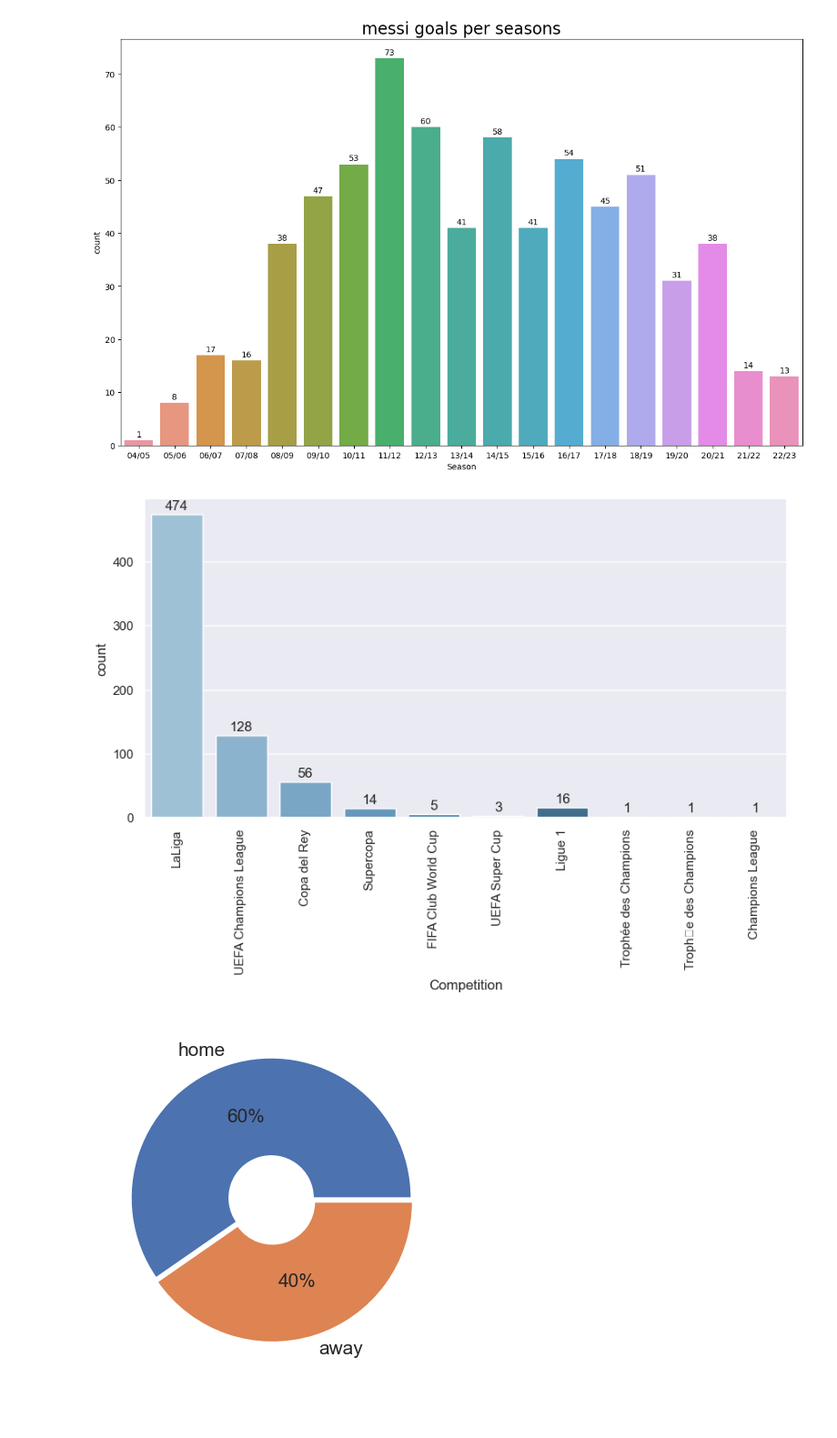
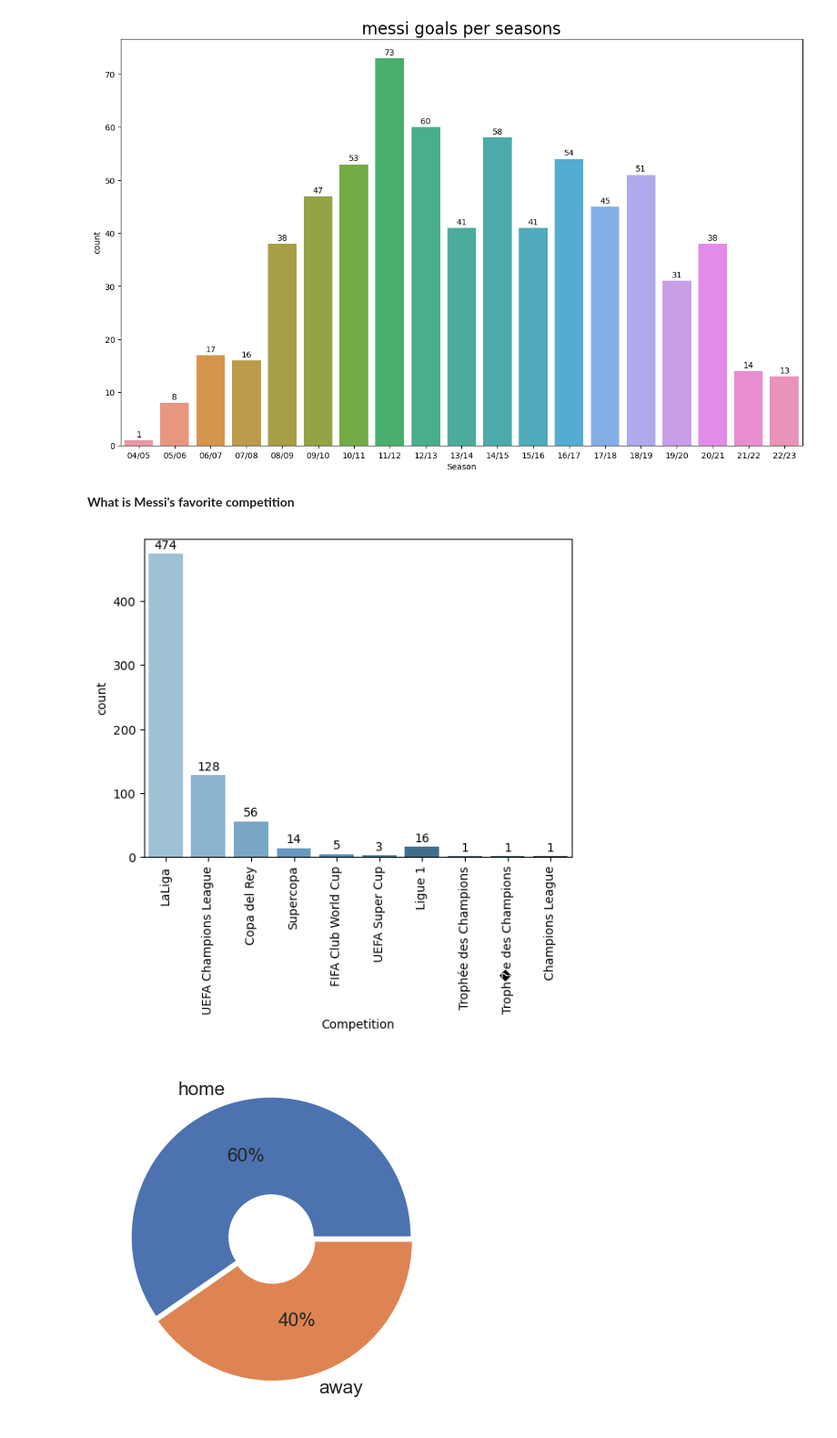
Before and after one commit to Mohammed-elghannam/Messi, a Jupyter notebook: messi.ipynb, the cells around one changed output. Shown: that part at 91% size. Saved outputs shown, nothing was run; the diff lists cells and outputs as text; code cells hidden in the pictures; blank space fills up the shorter version.

```diff
--- a/messi.ipynb
+++ b/messi.ipynb
@@ -80,6 +82,6 @@ Name: Playing_Position, dtype: int64
 # %%
 plt.figure(figsize=(10,5))
-p=sns.countplot(messi.Playing_Position,palette='cool',order=position.sort_values(ascending=False).index)
+p=sns.countplot(x=messi.Playing_Position,palette='cool',order=position.sort_values(ascending=False).index)
 plt.title('messi goals per playing position',fontsize=20)
 plt.xticks(fontsize=15,rotation=90)
 for container in p.containers:
@@ -95,19 +99,21 @@ messi.Season.to_csv('D:/365 data scinece/goals.csv')
 # %%
 plt.figure(figsize=(15,9))
-p=sns.countplot(messi['Season'],hue_order=messi.groupby('Competition'))
+p=sns.countplot(x= messi['Season'],hue_order=messi.groupby('Competition'))
 plt.title('messi goals per seasons',fontsize=20)
 for container in p.containers:
     p.bar_label(container,label_type='edge',padding=2)
 # %% [output]
 [figure]
+# %% [markdown]
+**What is Messi's favorite competition**
 # %%
-p=sns.countplot(messi.Competition,palette='Blues_d')
+p=sns.countplot(x= messi.Competition,palette='Blues_d')
 plt.xticks(rotation=90)
 for container in p.containers:
     p.bar_label(container,label_type='edge',padding=2)
 plt.show()
 # %% [output]
-[figure, old version]
+[figure, new version]
 # %%
 plt.pie(messi.Venue.value_counts(),labels=['home','away'],autopct='%1.0f%%', wedgeprops=dict(width=.7),explode=(0.01,0.021)
         ,  textprops={'fontsize': 15})
```
Also changed, not shown: parts of 9 cells of this notebook.
